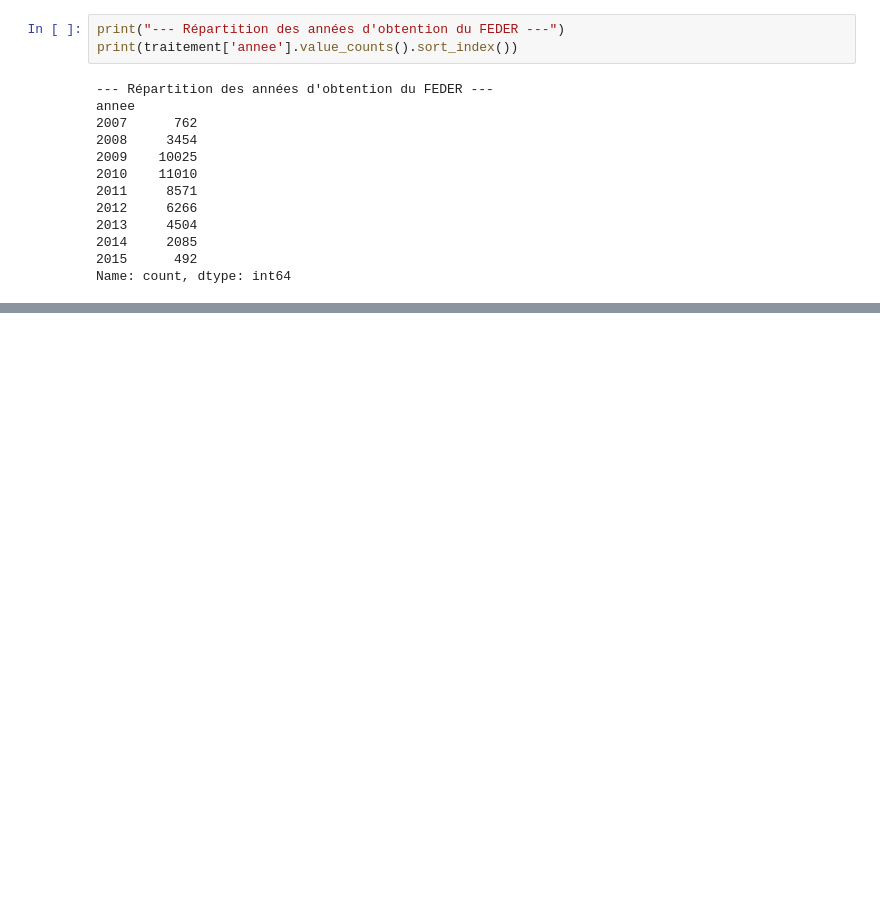
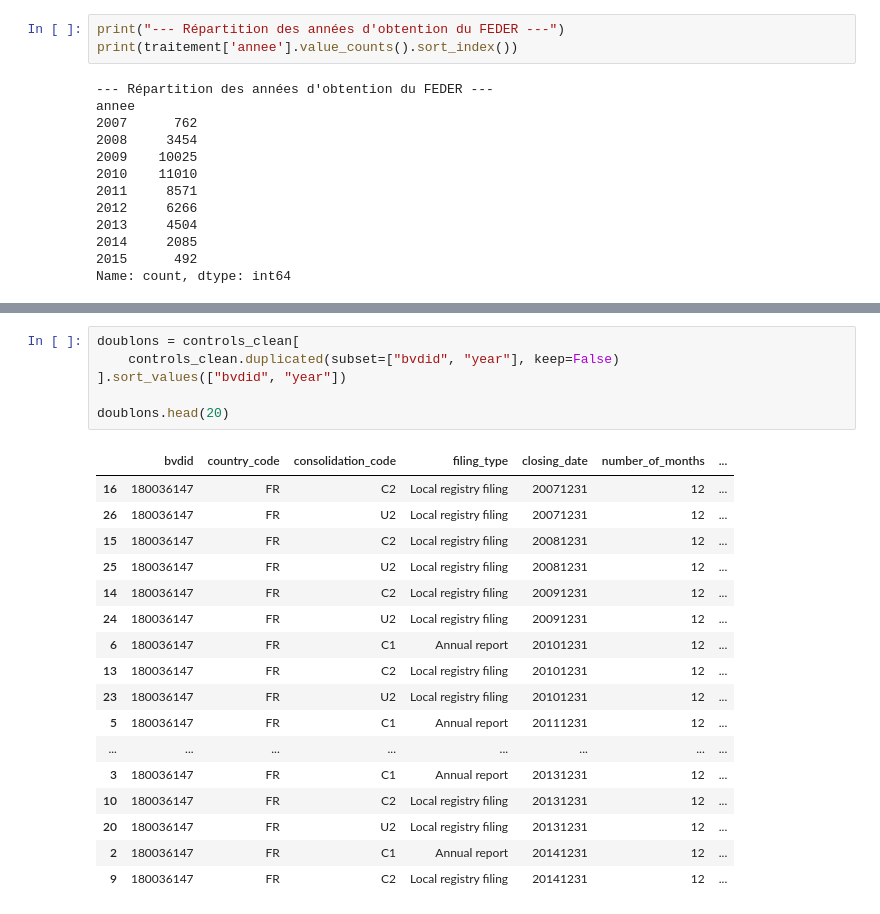
Before and after one commit to isaurepillet/stage_2A, a Jupyter notebook: data/PSM_preparation.ipynb, the cells around one changed output, grey strips where cells are left out. Saved outputs shown, nothing was run; the diff lists cells and outputs as text; blank space fills up the shorter version.

```diff
--- a/data/PSM_preparation.ipynb
+++ b/data/PSM_preparation.ipynb
@@ -434,0 +227,24 @@ print(model_did.summary())
+# %%
+doublons = controls_clean[
+    controls_clean.duplicated(subset=["bvdid", "year"], keep=False)
+].sort_values(["bvdid", "year"])
+
+doublons.head(20)
+# %% [output]
+|  | bvdid | country_code | consolidation_code | filing_type | closing_date | number_of_months | ... |
+| 16 | 180036147 | FR | C2 | Local registry filing | 20071231 | 12 | ... |
+| 26 | 180036147 | FR | U2 | Local registry filing | 20071231 | 12 | ... |
+| 15 | 180036147 | FR | C2 | Local registry filing | 20081231 | 12 | ... |
+| 25 | 180036147 | FR | U2 | Local registry filing | 20081231 | 12 | ... |
+| 14 | 180036147 | FR | C2 | Local registry filing | 20091231 | 12 | ... |
+| 24 | 180036147 | FR | U2 | Local registry filing | 20091231 | 12 | ... |
+| 6 | 180036147 | FR | C1 | Annual report | 20101231 | 12 | ... |
+| 13 | 180036147 | FR | C2 | Local registry filing | 20101231 | 12 | ... |
+| 23 | 180036147 | FR | U2 | Local registry filing | 20101231 | 12 | ... |
+| 5 | 180036147 | FR | C1 | Annual report | 20111231 | 12 | ... |
+| ... | ... | ... | ... | ... | ... | ... | ... |
+| 3 | 180036147 | FR | C1 | Annual report | 20131231 | 12 | ... |
+| 10 | 180036147 | FR | C2 | Local registry filing | 20131231 | 12 | ... |
+| 20 | 180036147 | FR | U2 | Local registry filing | 20131231 | 12 | ... |
+| 2 | 180036147 | FR | C1 | Annual report | 20141231 | 12 | ... |
+| 9 | 180036147 | FR | C2 | Local registry filing | 20141231 | 12 | ... |
```
Also changed, not shown: parts of 32 cells of this notebook.
